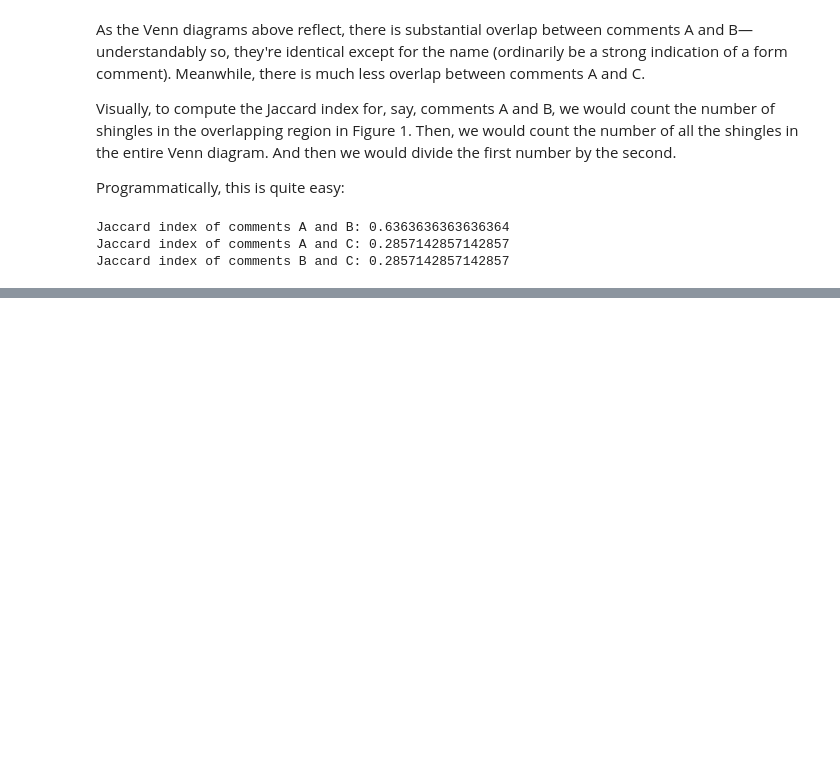
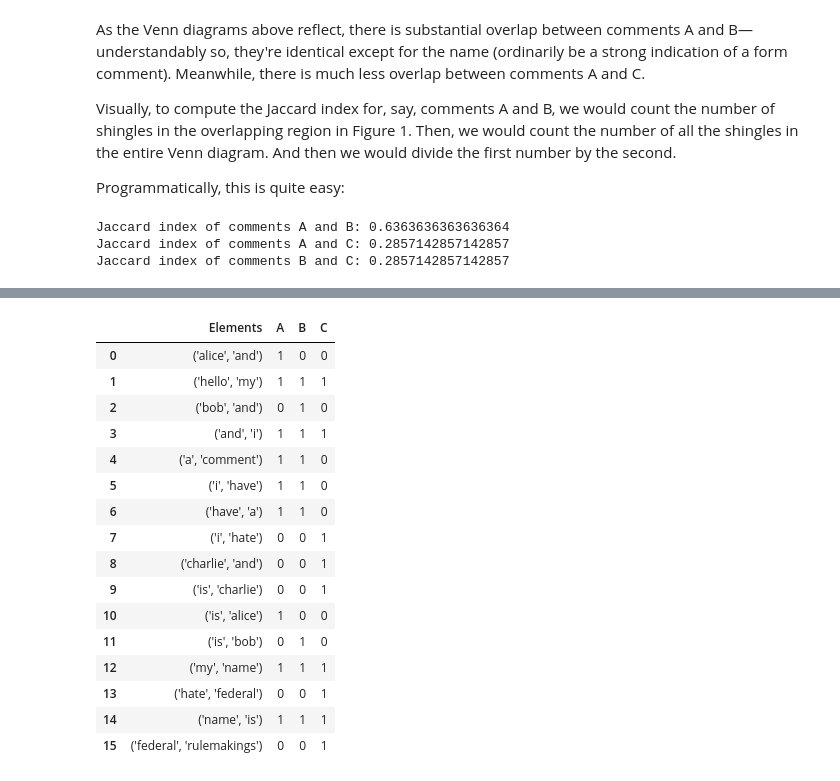
Before and after one commit to jtwall/Data-Analytics-Explanations, a Jupyter notebook: nearduplicatedetection.ipynb, the cells around one changed output, grey strips where cells are left out. Drawn from its saved outputs; the diff is of its cells as text; code cells hidden in the pictures; blank space fills up the shorter version.

```diff
--- a/nearduplicatedetection.ipynb
+++ b/nearduplicatedetection.ipynb
@@ -291,0 +324,20 @@ The first step toward understanding MinHash is visualizing sets not as Venn diag
+# %%
+matrix.style.apply(lambda x: ['background:lightgreen' if x.name in [0,2,10,11] else 'background:yellow' if x.name in [1,3,4,5,6,12,14] else '' for i in x], axis=1)
+# %% [output]
+|  | Elements | A | B | C |
+| 0 | ('alice', 'and') | 1 | 0 | 0 |
+| 1 | ('hello', 'my') | 1 | 1 | 1 |
+| 2 | ('bob', 'and') | 0 | 1 | 0 |
+| 3 | ('and', 'i') | 1 | 1 | 1 |
+| 4 | ('a', 'comment') | 1 | 1 | 0 |
+| 5 | ('i', 'have') | 1 | 1 | 0 |
+| 6 | ('have', 'a') | 1 | 1 | 0 |
+| 7 | ('i', 'hate') | 0 | 0 | 1 |
+| 8 | ('charlie', 'and') | 0 | 0 | 1 |
+| 9 | ('is', 'charlie') | 0 | 0 | 1 |
+| 10 | ('is', 'alice') | 1 | 0 | 0 |
+| 11 | ('is', 'bob') | 0 | 1 | 0 |
+| 12 | ('my', 'name') | 1 | 1 | 1 |
+| 13 | ('hate', 'federal') | 0 | 0 | 1 |
+| 14 | ('name', 'is') | 1 | 1 | 1 |
+| 15 | ('federal', 'rulemakings') | 0 | 0 | 1 |
```
Also changed, not shown: parts of 9 cells of this notebook.
